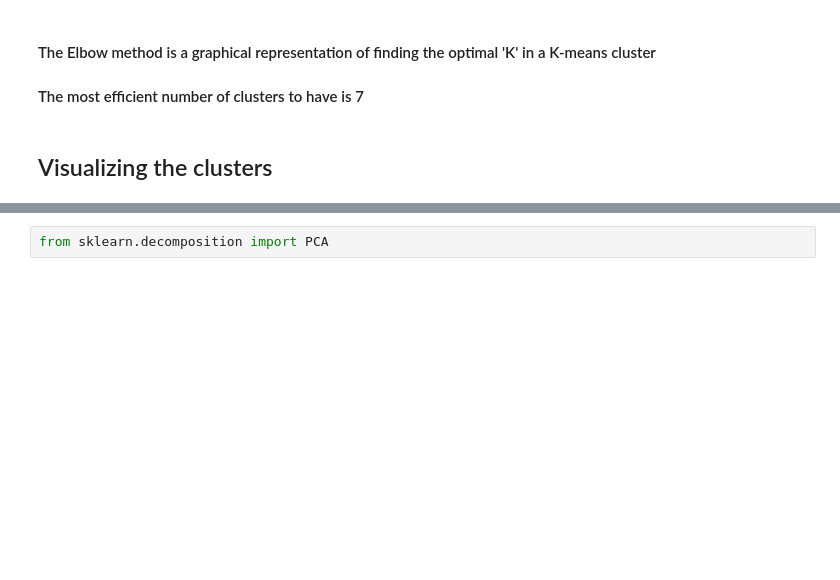
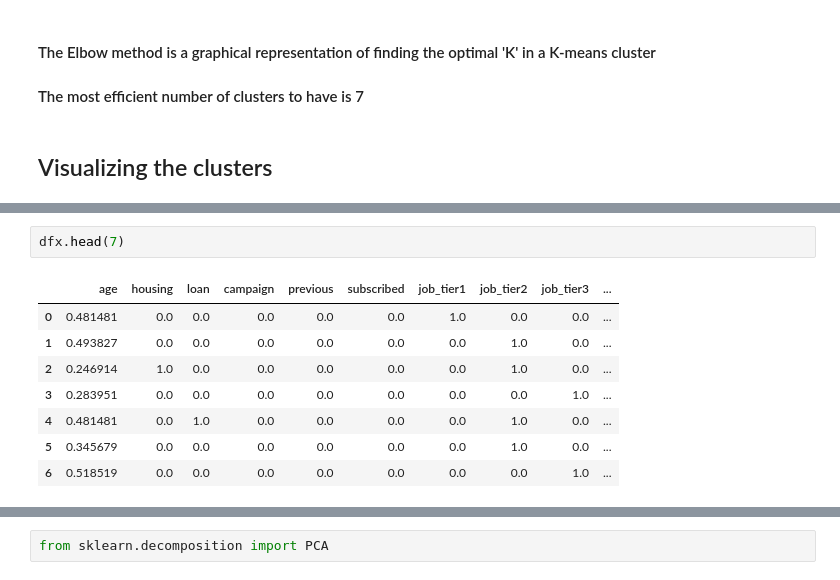
Before and after one commit to Anene-Chukwunenye/Customer_Segmentation_using_K-means, a Jupyter notebook: EDA_Cust_Seg_2.ipynb, the cells around one changed output, grey strips where cells are left out. Saved outputs shown, nothing was run; the diff lists cells and outputs as text; blank space fills up the shorter version.

```diff
--- a/EDA_Cust_Seg_2.ipynb
+++ b/EDA_Cust_Seg_2.ipynb
@@ -543,3 +527,14 @@ fig.show()
+# %%
+dfx.head(7)
+# %% [output]
+|  | age | housing | loan | campaign | previous | subscribed | job_tier1 | job_tier2 | job_tier3 | ... |
+| 0 | 0.481481 | 0.0 | 0.0 | 0.0 | 0.0 | 0.0 | 1.0 | 0.0 | 0.0 | ... |
+| 1 | 0.493827 | 0.0 | 0.0 | 0.0 | 0.0 | 0.0 | 0.0 | 1.0 | 0.0 | ... |
+| 2 | 0.246914 | 1.0 | 0.0 | 0.0 | 0.0 | 0.0 | 0.0 | 1.0 | 0.0 | ... |
+| 3 | 0.283951 | 0.0 | 0.0 | 0.0 | 0.0 | 0.0 | 0.0 | 0.0 | 1.0 | ... |
+| 4 | 0.481481 | 0.0 | 1.0 | 0.0 | 0.0 | 0.0 | 0.0 | 1.0 | 0.0 | ... |
+| 5 | 0.345679 | 0.0 | 0.0 | 0.0 | 0.0 | 0.0 | 0.0 | 1.0 | 0.0 | ... |
+| 6 | 0.518519 | 0.0 | 0.0 | 0.0 | 0.0 | 0.0 | 0.0 | 0.0 | 1.0 | ... |
 # %%
 #intiate a figure
 plt.figure(figsize = (8,4), dpi = 100)
```
Also changed, not shown: parts of 20 cells of this notebook.
